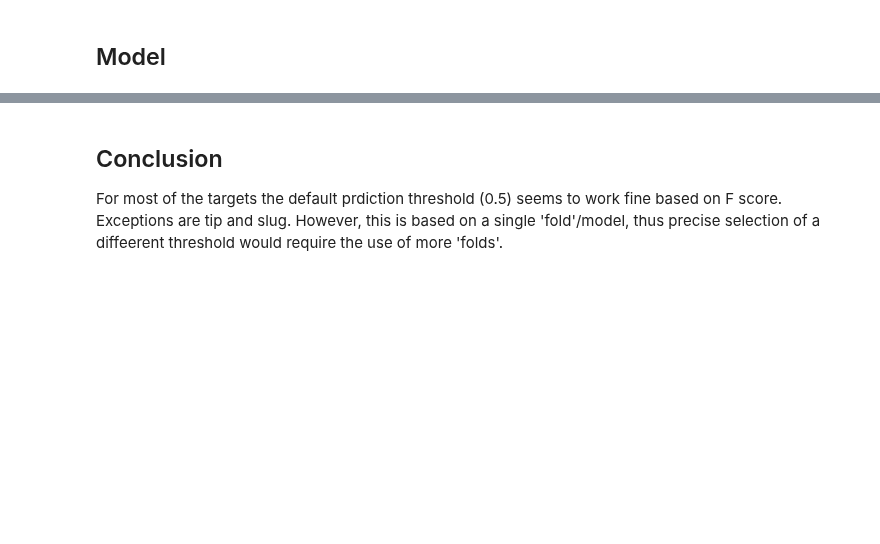
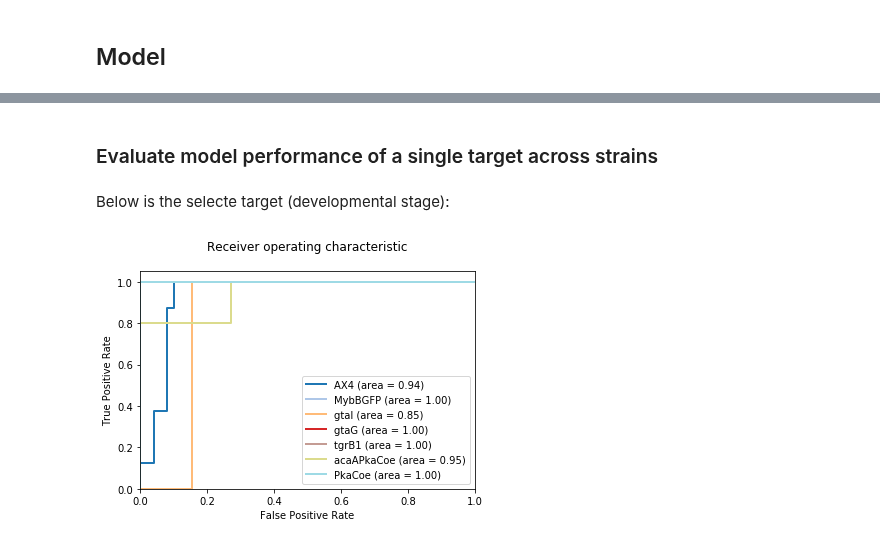
Before and after one commit to biolab/baylor-dicty, a Jupyter notebook: stages_DE/classsification_logReg_AUC.ipynb, the cells around one changed output, grey strips where cells are left out. Cells and saved outputs as stored; diff of their text form; code cells hidden in the pictures; blank space fills up the shorter version.

```diff
--- a/stages_DE/classsification_logReg_AUC.ipynb
+++ b/stages_DE/classsification_logReg_AUC.ipynb
@@ -138,6 +159,32 @@ display(alt.Chart(prfs_all).mark_line().encode(x='Threshold',y='F_score',
 # pre-defined thresholds
 #display(alt.Chart(prfs_all.sort_values('recall')).mark_line().encode(x='recall',y='precision',
 #        color=alt.Color('Stage',scale=alt.Scale(domain=list(colour_dict.keys()),range=list(colour_dict.values())))))
-# %% [markdown]
-## Conclusion
-For most of the targets the default prdiction threshold (0.5) seems to work fine based on F score. Exceptions are tip and slug. However, this is based on a single 'fold'/model, thus precise selection of a diffeerent threshold would require the use of more 'folds'.
+# %% [markdown]
+### Evaluate model performance of a single target across strains
+# %% [markdown]
+Below is the selecte target (developmental stage):
+# %%
+target='FB'
+# %%
+# ROC plot for individual targets
+cmap = list(plt.get_cmap('tab20').colors)
+cmap2=list(plt.get_cmap('tab20b').colors)
+cmap.extend(cmap2)
+strains=conditions_model['Strain'].unique()
+colors = cmap[:len(strains)]
+colour_dict=dict(zip(strains,colors))
+# %%
+plt.figure()
+lw = 2
+for fold in strains:
+    if not np.isnan(fold_results[fold]['roc_auc'][target]):
+        p=plt.plot(fold_results[fold]['fpr'][target], fold_results[fold]['tpr'][target],
+             lw=lw, label=fold+' (area = %0.2f)' % fold_results[fold]['roc_auc'][target],c=colour_dict[fold])
+plt.xlim([0.0, 1.0])
+plt.ylim([0.0, 1.05])
+plt.xlabel('False Positive Rate')
+plt.ylabel('True Positive Rate')
+plt.title('Receiver operating characteristic\n')
+a=plt.legend(loc="lower right")
+# %% [output]
+[figure, added]
```
Also changed, not shown: parts of 20 cells of this notebook, 1 other file.
